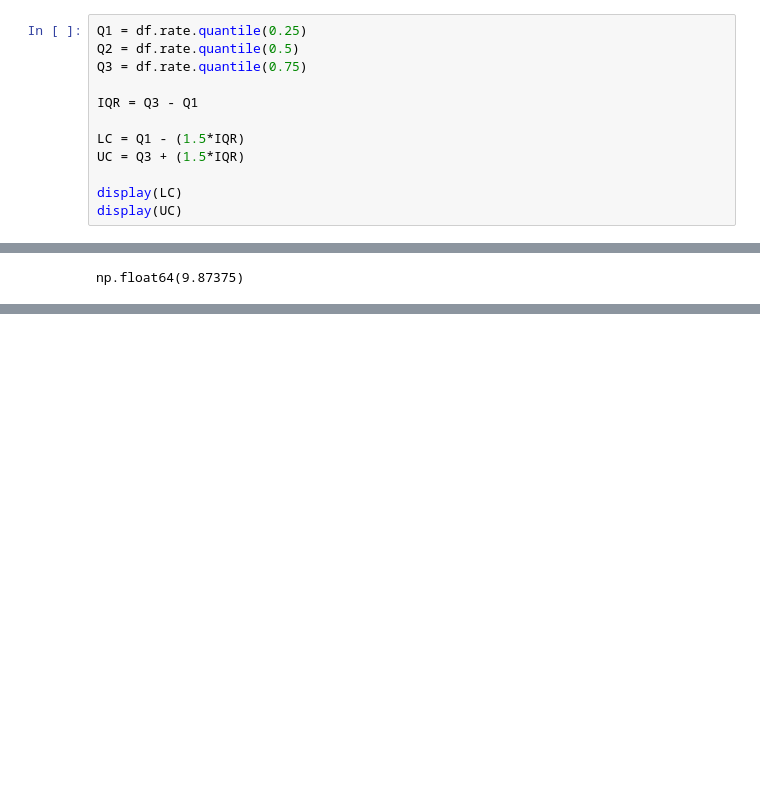
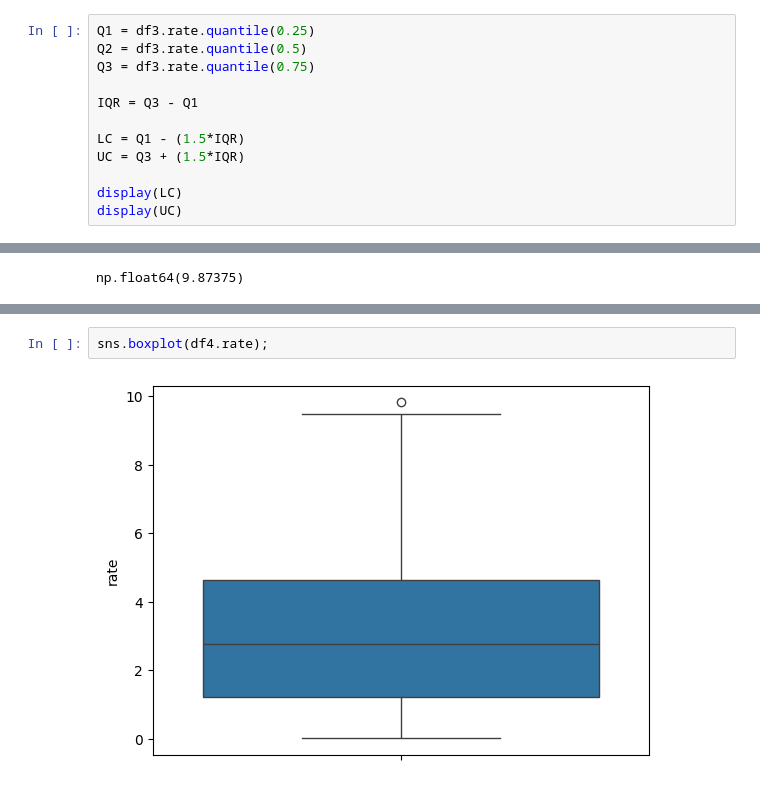
Before and after one commit to docroch/learning-data-science, a Jupyter notebook: data-preparation/loans.ipynb, the cells around one changed output, grey strips where cells are left out. Cells and saved outputs as stored; diff of their text form; blank space fills up the shorter version.

```diff
--- a/data-preparation/loans.ipynb
+++ b/data-preparation/loans.ipynb
@@ -330,9 +331,9 @@ df
 | 439 | 26945 | home | 3643 | 0 | 11434 | 2010-03-24 | 2011-12-22 | 0.13 |
 440 rows × 8 columns
 # %%
-Q1 = df.rate.quantile(0.25)
-Q2 = df.rate.quantile(0.5)
-Q3 = df.rate.quantile(0.75)
+Q1 = df3.rate.quantile(0.25)
+Q2 = df3.rate.quantile(0.5)
+Q3 = df3.rate.quantile(0.75)
 
 IQR = Q3 - Q1
 
@@ -390,0 +404,4 @@ df.shape
+# %%
+sns.boxplot(df4.rate);
+# %% [output]
+[figure, added]
```
Also changed, not shown: parts of 12 cells of this notebook.
